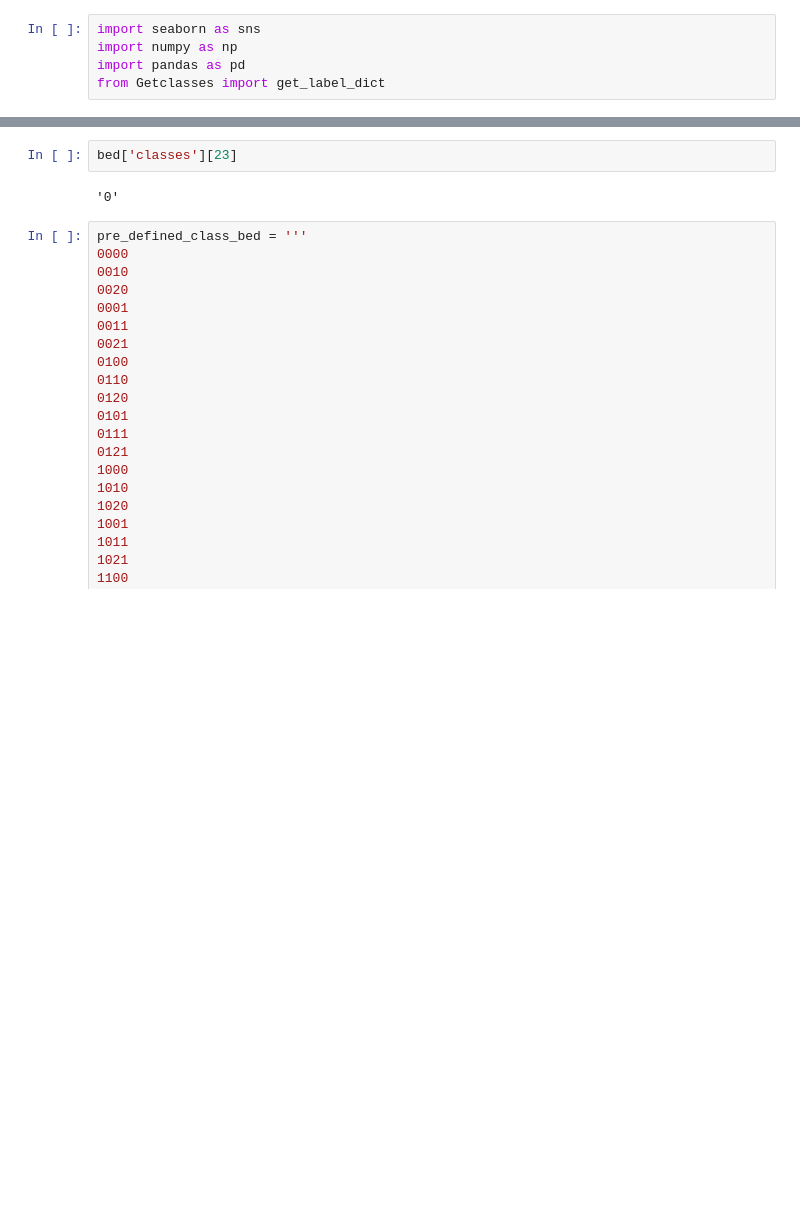
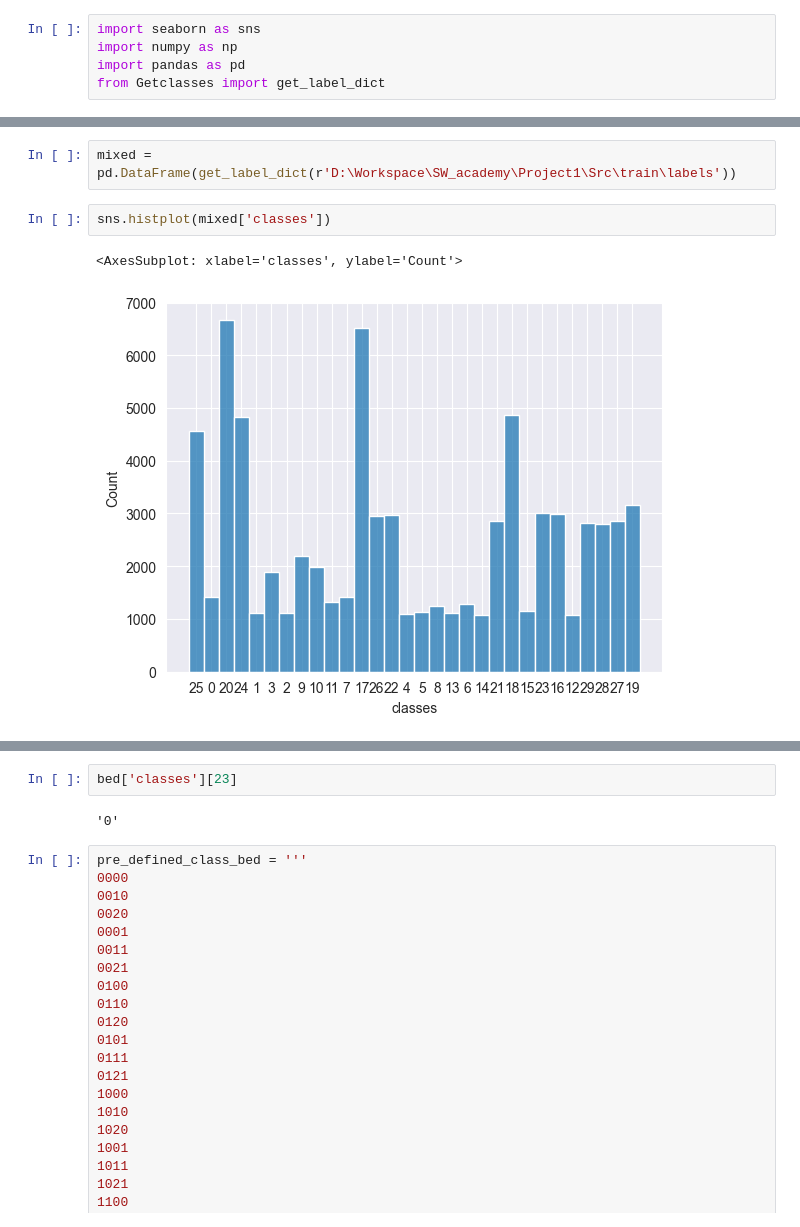
Before and after one commit to cyanjz/07Project1, a Jupyter notebook: Datapreparation/EDA/EDA.ipynb, the cells around one changed output, grey strips where cells are left out. Cells and saved outputs as stored; diff of their text form; blank space fills up the shorter version.

```diff
--- a/Datapreparation/EDA/EDA.ipynb
+++ b/Datapreparation/EDA/EDA.ipynb
@@ -16,0 +61,7 @@ NameError: name 'sns' is not defined
+# %%
+mixed = pd.DataFrame(get_label_dict(r'D:\Workspace\SW_academy\Project1\Src\train\labels'))
+# %%
+sns.histplot(mixed['classes'])
+# %% [output]
+<AxesSubplot: xlabel='classes', ylabel='Count'>
+[figure, added]
```
Also changed, not shown: parts of 15 cells of this notebook, 5 other files.
